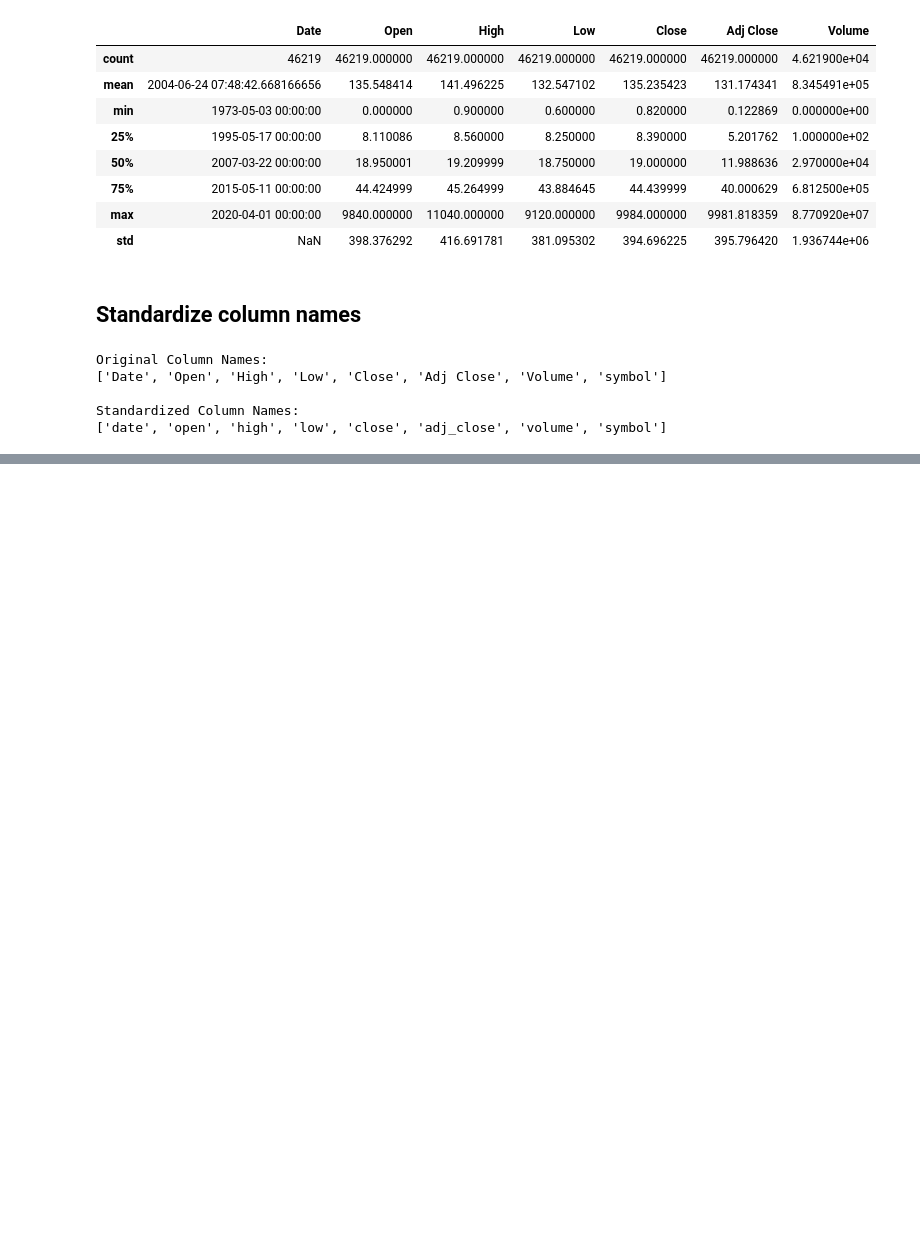
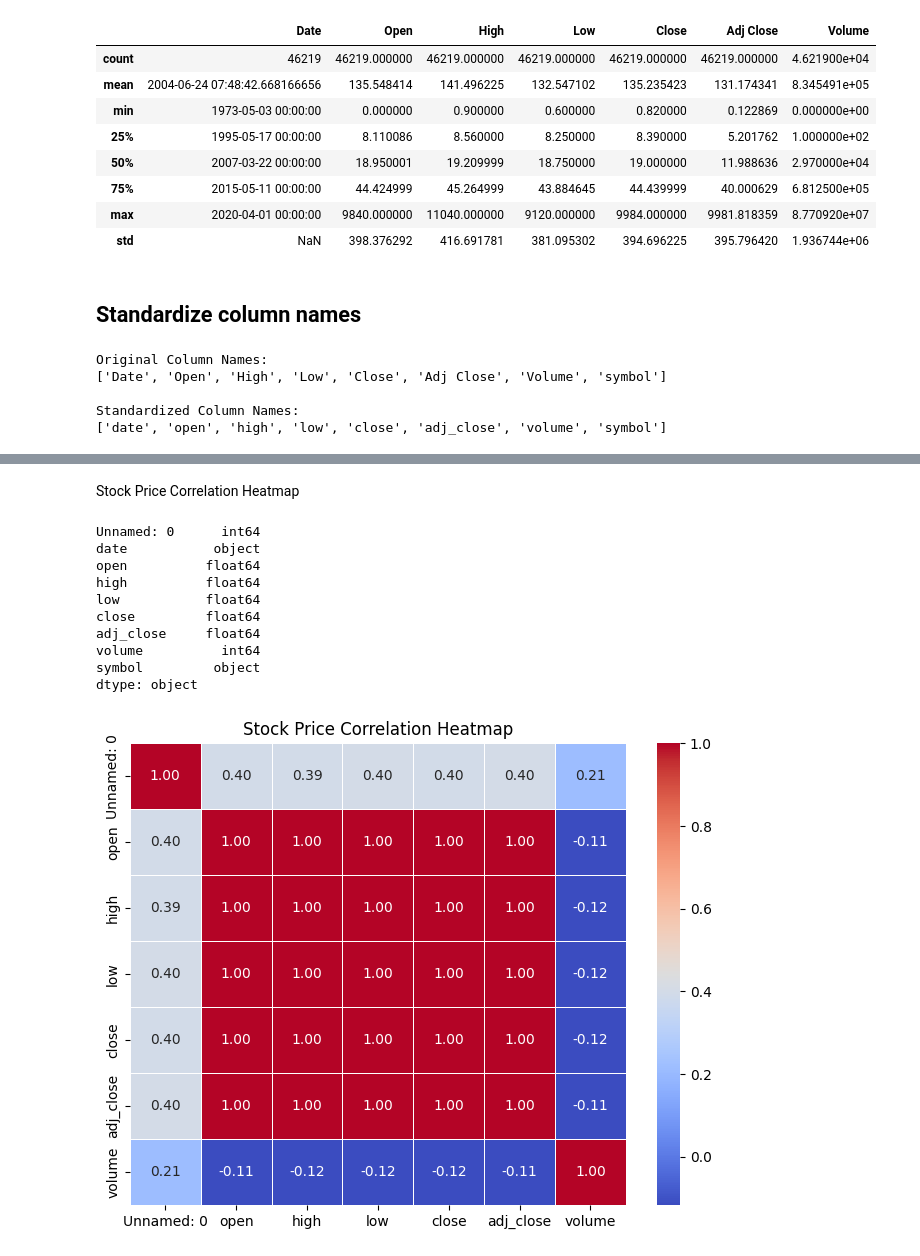
Before and after one commit to b-kenneth/Group3-Week1-Lab, a Jupyter notebook: notebooks/stock_price_analysis.ipynb, the cells around one changed output, grey strips where cells are left out. Cells and saved outputs as stored; diff of their text form; code cells hidden in the pictures; blank space fills up the shorter version.

```diff
--- a/notebooks/stock_price_analysis.ipynb
+++ b/notebooks/stock_price_analysis.ipynb
@@ -260,0 +363,37 @@ df.to_csv('../data/cleaned_data.csv')
+# %% [markdown]
+Stock Price Correlation Heatmap
+# %%
+import pandas as pd
+import matplotlib.pyplot as plt
+import seaborn as sns
+
+# Load stock data from local Parquet file
+file_path = "../data/cleaned_data.csv"
+df = pd.read_csv(file_path)
+
+# Check the column names and data types
+print(df.dtypes)
+
+# Filter only the numeric columns for correlation matrix
+numeric_df = df.select_dtypes(include=['float64', 'int64'])
+
+# Compute correlation matrix
+correlation_matrix = numeric_df.corr()
+
+# Plot heatmap
+plt.figure(figsize=(8, 6))
+sns.heatmap(correlation_matrix, annot=True, cmap="coolwarm", fmt=".2f", linewidths=0.5)
+plt.title("Stock Price Correlation Heatmap")
+plt.show()
+# %% [output]
+Unnamed: 0      int64
+date           object
+open          float64
+high          float64
+low           float64
+close         float64
+adj_close     float64
+volume          int64
+symbol         object
+dtype: object
+[figure, added]
```
Also changed, not shown: parts of 9 cells of this notebook.
